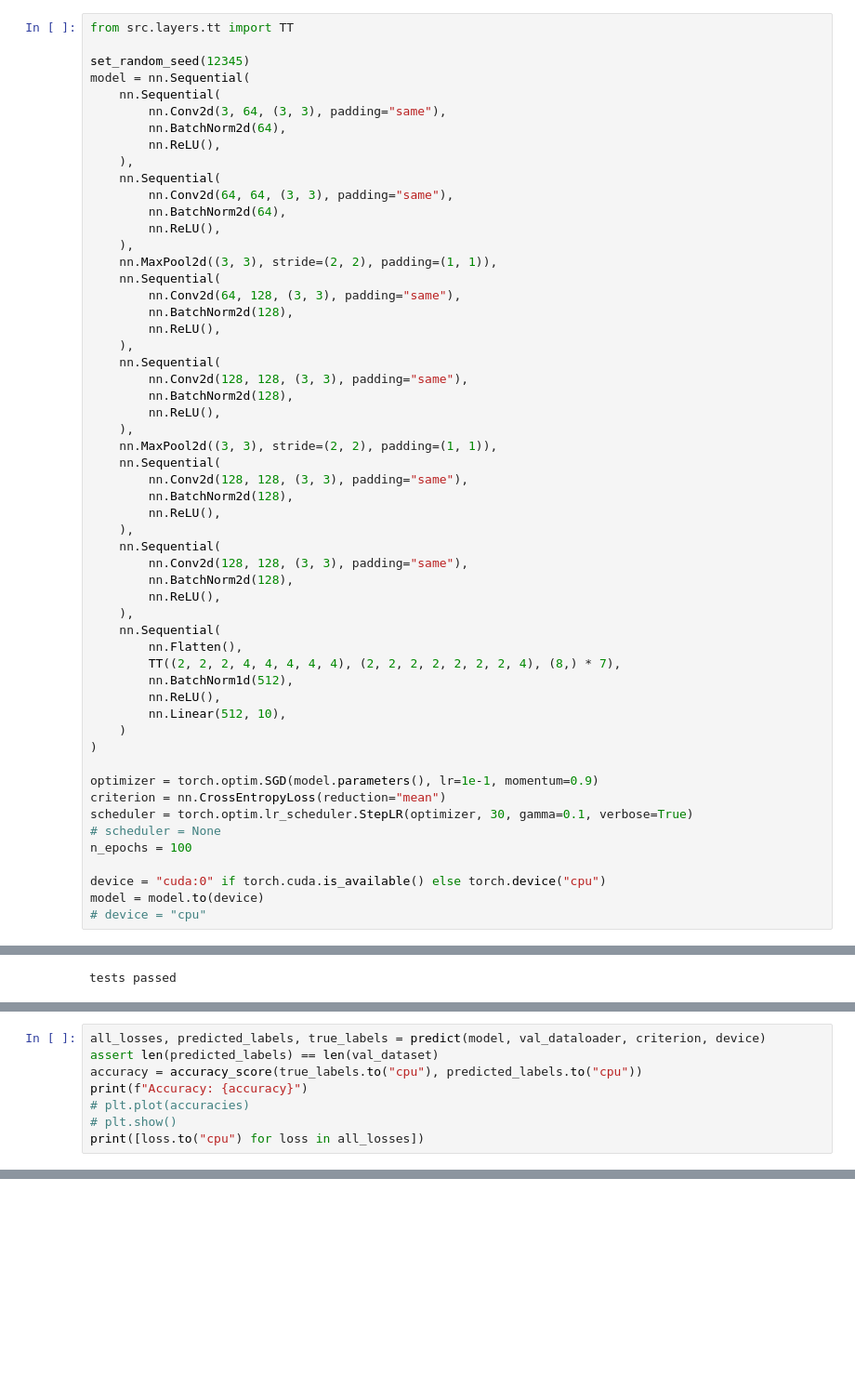
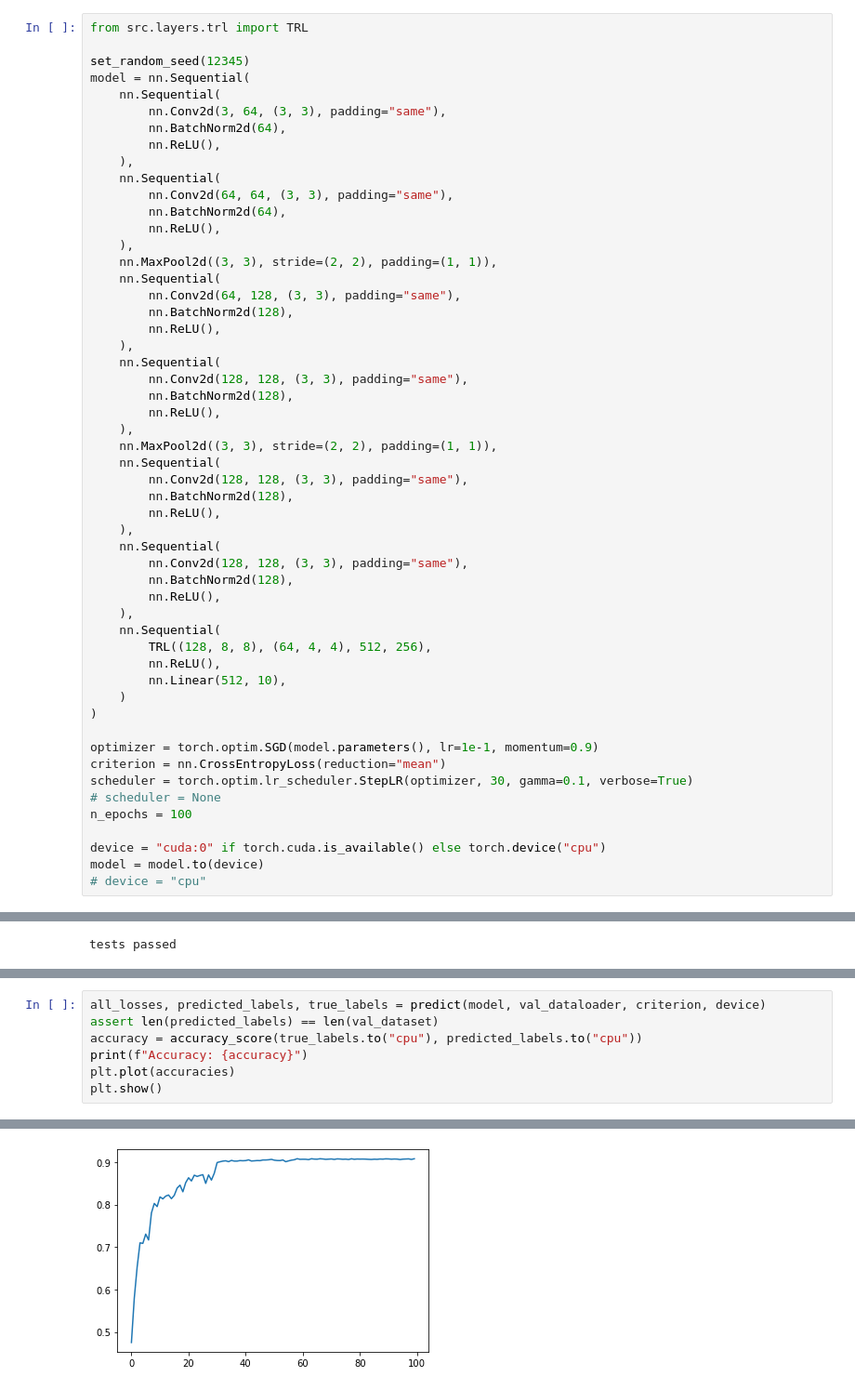
Before and after one commit to AlexKolodezny/NeuralNetworkTensorization, a Jupyter notebook: Conv-TRL-train.ipynb, the cells around one changed output, grey strips where cells are left out. Shown at 93% size. Saved outputs shown, nothing was run; the diff lists cells and outputs as text; blank space fills up the shorter version.

```diff
--- a/Conv-TT-FC-train.ipynb
+++ b/Conv-TRL-train.ipynb
@@ -47,7 +47,7 @@ from src.utils import set_random_seed
 # %%
 from src.utils import train, predict
 # %%
-from src.layers.tt import TT
+from src.layers.trl import TRL
 
 set_random_seed(12345)
 model = nn.Sequential(
@@ -84,9 +84,7 @@ model = nn.Sequential(
         nn.ReLU(),
     ),
     nn.Sequential(
-        nn.Flatten(),
-        TT((2, 2, 2, 4, 4, 4, 4, 4), (2, 2, 2, 2, 2, 2, 2, 4), (8,) * 7),
-        nn.BatchNorm1d(512),
+        TRL((128, 8, 8), (64, 4, 4), 512, 256),
         nn.ReLU(),
         nn.Linear(512, 10),
     )
@@ -130,7 +141,6 @@ all_losses, predicted_labels, true_labels = predict(model, val_dataloader, crite
 assert len(predicted_labels) == len(val_dataset)
 accuracy = accuracy_score(true_labels.to("cpu"), predicted_labels.to("cpu"))
 print(f"Accuracy: {accuracy}")
-# plt.plot(accuracies)
-# plt.show()
-print([loss.to("cpu") for loss in all_losses])
+plt.plot(accuracies)
+plt.show()
 # %% [output]
@@ -138,0 +148 @@ Accuracy: 0.1
+[figure, added]
```
Also changed, not shown: parts of 2 cells of this notebook, 4 other files.
